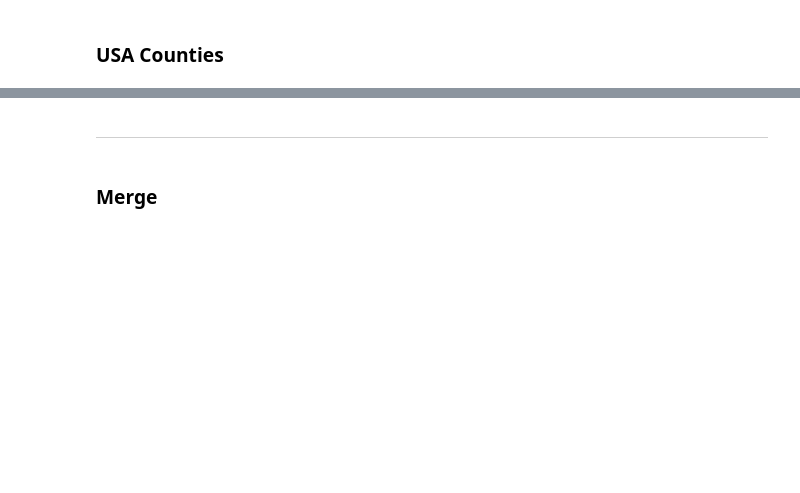
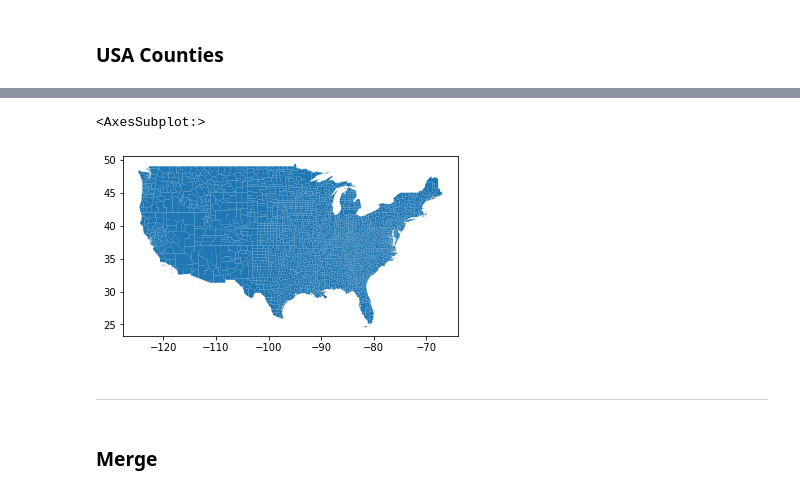
Before and after one commit to stiles/usc, a Jupyter notebook: notebooks/demos/qgis-training/01-process-election-geo.ipynb, the cells around one changed output, grey strips where cells are left out. Drawn from its saved outputs; the diff is of its cells as text; code cells hidden in the pictures; blank space fills up the shorter version.

```diff
--- a/notebooks/demos/qgis-training/01-process-election-geo.ipynb
+++ b/notebooks/demos/qgis-training/01-process-election-geo.ipynb
@@ -16,3 +56,14 @@ import geopandas as gpd
+# %%
+counties_usa.columns = counties_usa.columns.str.lower()
+# %%
+exclude = ["Alaska", "Hawaii", "Puerto Rico"]
+# %%
+counties_usa_clean = counties_usa[~counties_usa["state_name"].isin(exclude)]
+# %%
+counties_usa_clean.plot()
+# %% [output]
+<AxesSubplot:>
+[figure, added]
 # %% [markdown]
 ---
 # %% [markdown]
```
Also changed, not shown: parts of 20 cells of this notebook, 2 other files.
